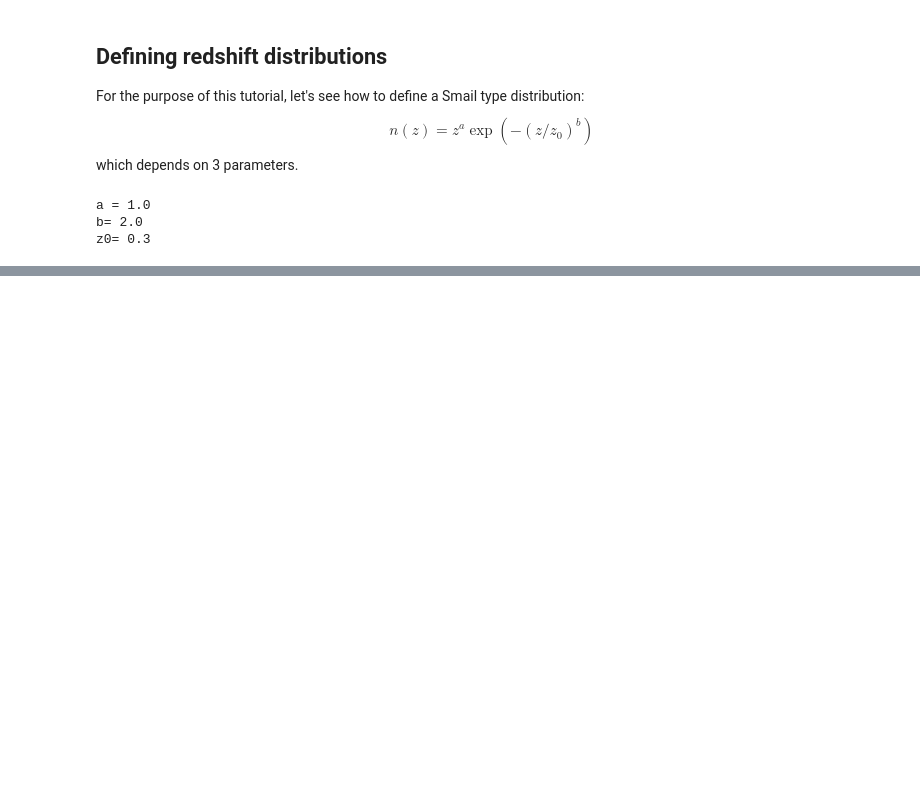
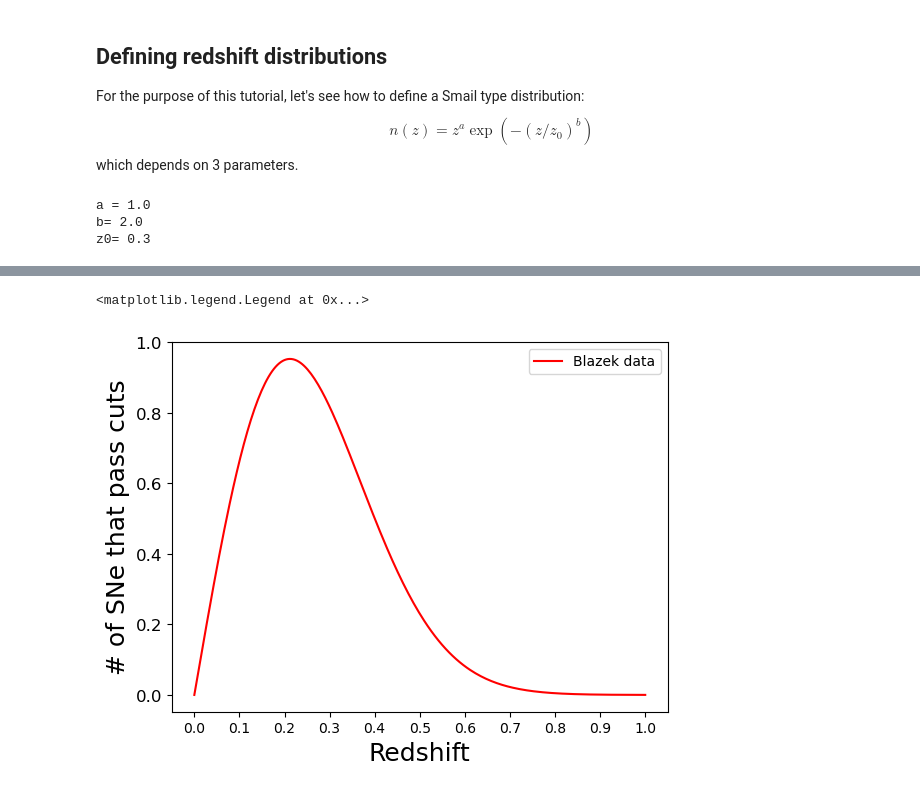
Before and after one commit to JP-Bonifacio/jax_cosmo, a Jupyter notebook: docs/notebooks/check_redshift_distribution_parametrization.ipynb, the cells around one changed output, grey strips where cells are left out. Cells and saved outputs as stored; diff of their text form; code cells hidden in the pictures; blank space fills up the shorter version.

```diff
--- a/docs/notebooks/check_redshift_distribution_parametrization.ipynb
+++ b/docs/notebooks/check_redshift_distribution_parametrization.ipynb
@@ -83,0 +85,21 @@ plt.savefig('log_curve_data.png')
+# %%
+z1 = np.linspace(0., 1.0, 256)
+nz1 = jc.redshift.smail_nz(1., 2., 0.3)
+
+#FIXME: legend label
+#Plot
+#plt.bar(z, nz(z)/3, color='orange', alpha=0.7, width=0.1, edgecolor='k', label='Smail data')
+#plt.plot(z, nz(z)/3, color = 'indigo', linewidth=1.5, label='Smail data')
+#plt.bar(z, spec_SNe/100000, color='blue', alpha=.2, width=0.1, edgecolor='k', label='Blazek data')
+plt.plot(z1, nz1(z1)/3, color='red', label ='Blazek data')
+plt.xticks([0, .1, .2, .3, .4, .5, .6, .7, .8, .9, 1.])
+#plt.xlim(0, 0.8)
+plt.yticks(fontsize=12)
+#plt.yscale('log')
+plt.xlabel('Redshift', fontsize=18)
+plt.ylabel('# of SNe that pass cuts', fontsize=18)
+plt.legend()
+#plt.savefig('log_curve_data.png')
+# %% [output]
+<matplotlib.legend.Legend at 0x...>
+[figure, added]
```
Also changed, not shown: parts of 3 cells of this notebook.
